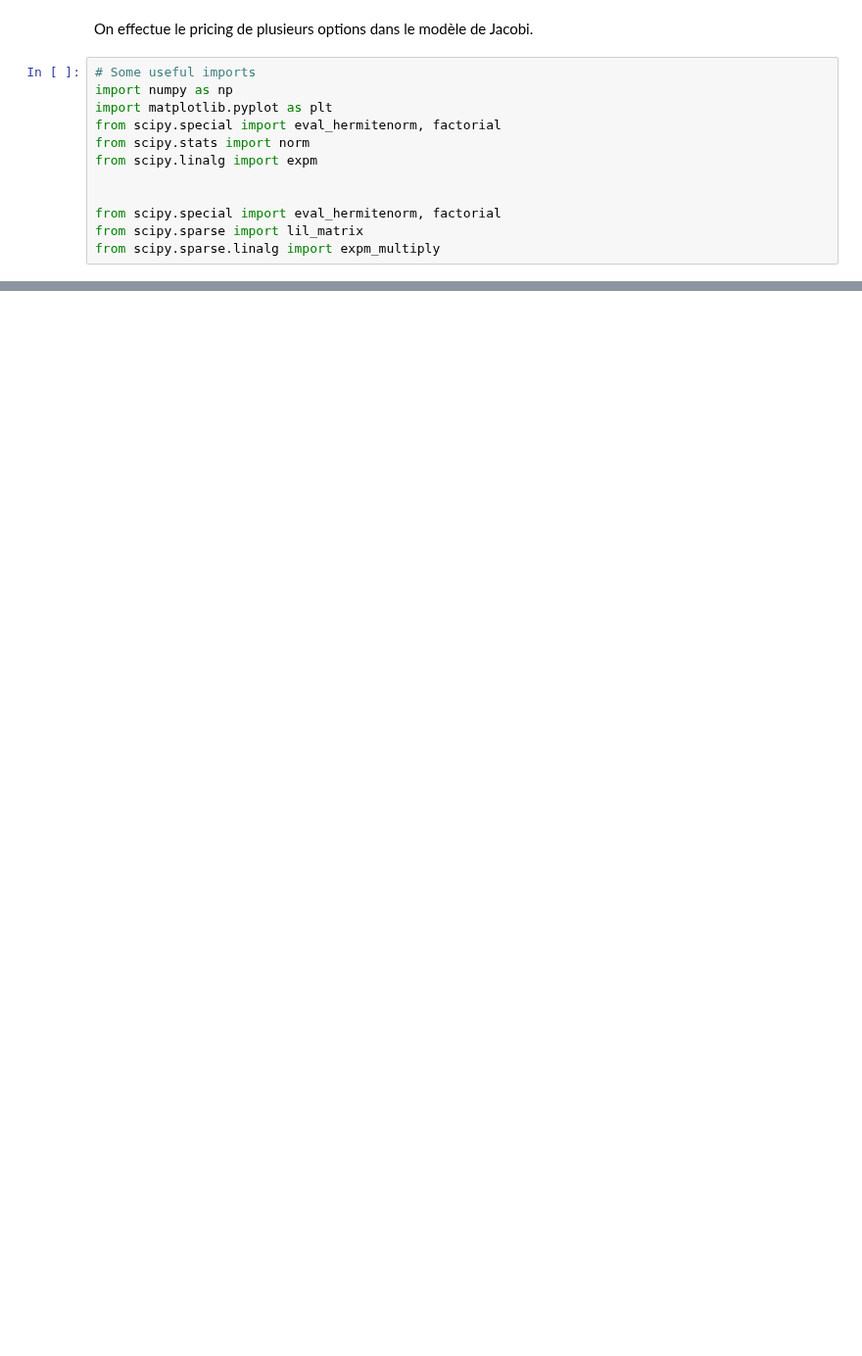
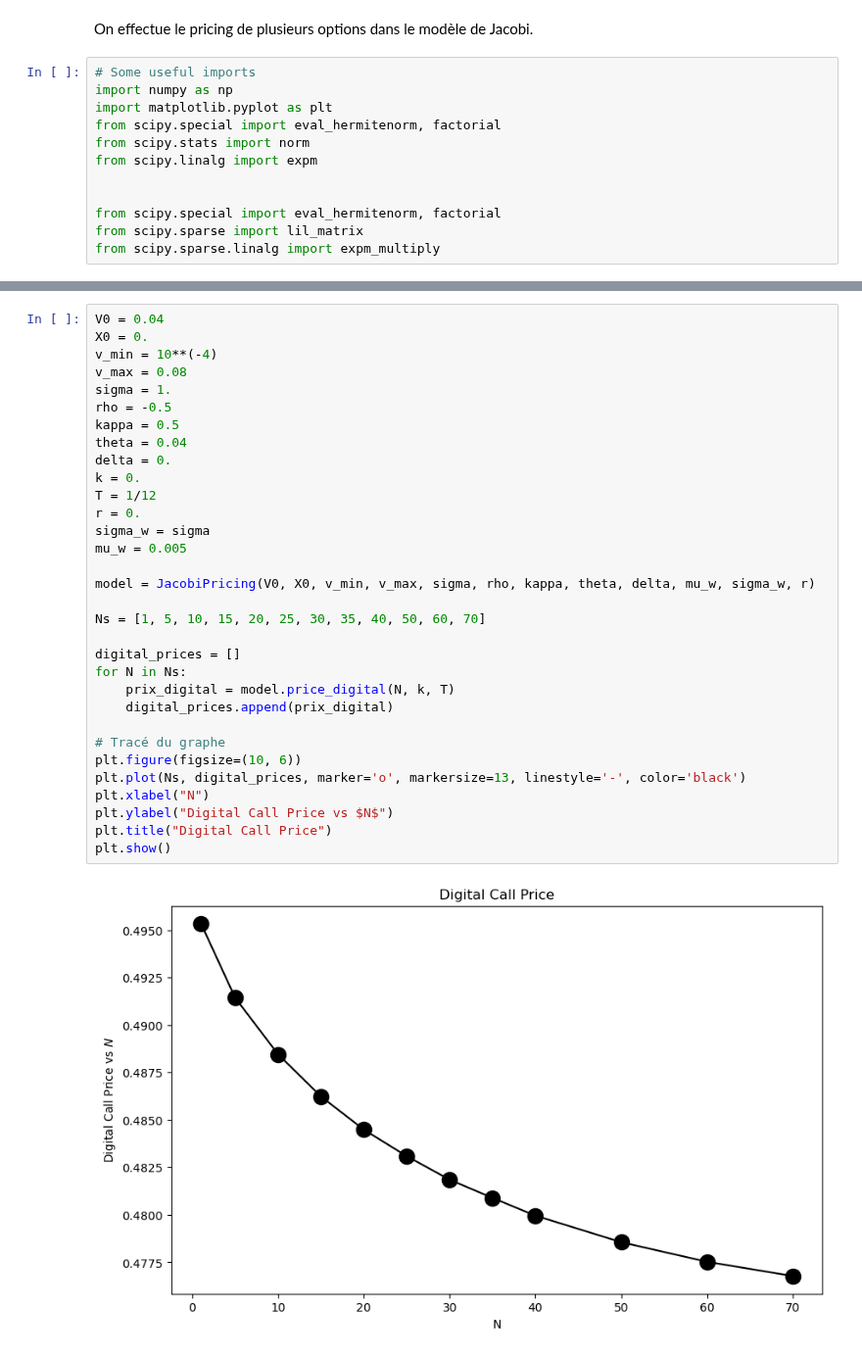
Before and after one commit to maxence2508/stage-cermics, a Jupyter notebook: jacobi.ipynb, the cells around one changed output, grey strips where cells are left out. Shown at 98% size. Saved outputs shown, nothing was run; the diff lists cells and outputs as text; blank space fills up the shorter version.

```diff
--- a/jacobi.ipynb
+++ b/jacobi.ipynb
@@ -168,0 +168,34 @@ N=70 Prix call = 0.04174108826055109
+# %%
+V0 = 0.04
+X0 = 0.
+v_min = 10**(-4)
+v_max = 0.08
+sigma = 1.
+rho = -0.5
+kappa = 0.5
+theta = 0.04
+delta = 0.
+k = 0.
+T = 1/12
+r = 0.
+sigma_w = sigma
+mu_w = 0.005
+
+model = JacobiPricing(V0, X0, v_min, v_max, sigma, rho, kappa, theta, delta, mu_w, sigma_w, r)
+
+Ns = [1, 5, 10, 15, 20, 25, 30, 35, 40, 50, 60, 70]
+
+digital_prices = []
+for N in Ns:
+    prix_digital = model.price_digital(N, k, T)
+    digital_prices.append(prix_digital)
+
+# Tracé du graphe
+plt.figure(figsize=(10, 6))
+plt.plot(Ns, digital_prices, marker='o', markersize=13, linestyle='-', color='black')
+plt.xlabel("N")
+plt.ylabel("Digital Call Price vs $N$")
+plt.title("Digital Call Price")
+plt.show()
+# %% [output]
+[figure, added]
```
Also changed, not shown: parts of 5 cells of this notebook.
